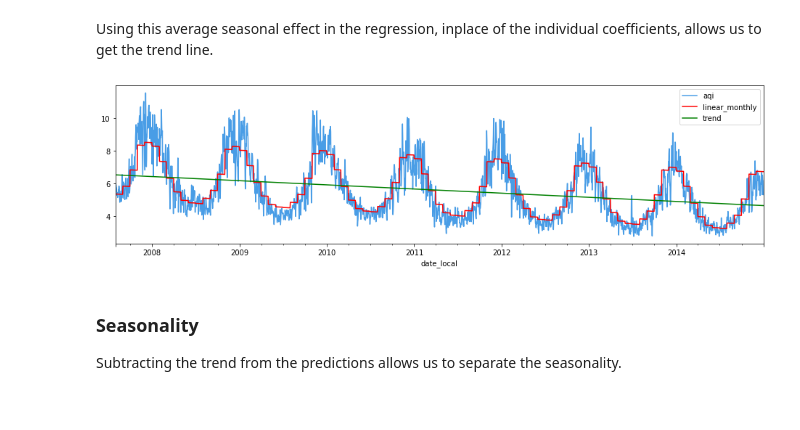
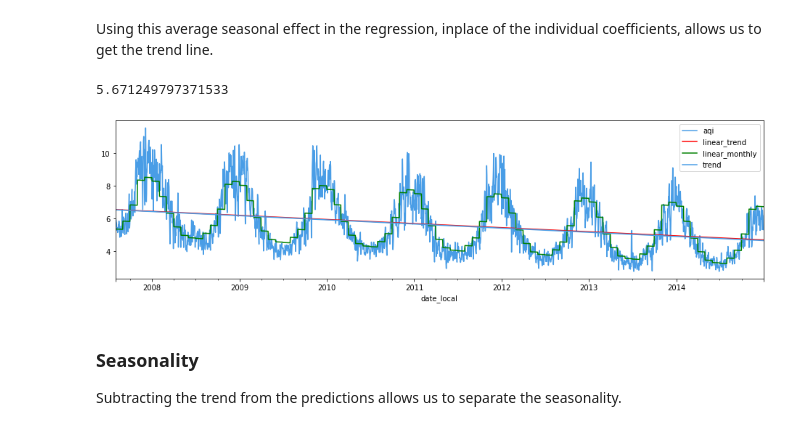
Before and after one commit to staeff/time-series, a Jupyter notebook: 02_seasonality_modeling.ipynb, the cells around one changed output. Cells and saved outputs as stored; diff of their text form; code cells hidden in the pictures.

```diff
--- a/02_seasonality_modeling.ipynb
+++ b/02_seasonality_modeling.ipynb
@@ -244,8 +213,8 @@ X_break
 
 We can use these features to make more informed predictions about the linear trend.
 # %%
-lm_break = LinearRegression().fit(X_break, y)
+# lm_break = LinearRegression().fit(X_break, y)
 
-air_df['linear_trend_break'] = lm_break.predict(X_break)
+# air_df['linear_trend_break'] = lm_break.predict(X_break)
 
-air_df[['aqi','linear_trend_break']].plot();
+# air_df[['aqi','linear_trend_break']].plot();
@@ -333,19 +300,23 @@ average_seasonal_effect
 0.8618775739603276
 # %% [markdown]
 Using this average seasonal effect in the regression, inplace of the individual coefficients, allows us to get the trend line.
+# %%
+lm_monthly['model'].intercept_
+# %% [output]
+5.671249797371533
 # %%
 (
     air_df
     .assign(trend = lambda df: lm_monthly['model'].coef_[-1]*df['time_point']
                                 + average_seasonal_effect
                                 + lm_monthly['model'].intercept_,
            )
-    [['aqi','linear_monthly', 'trend']]
+    [['aqi', 'linear_trend', 'linear_monthly', 'trend']]
     .loc[:'2014']
     .plot(color=['#499DE6','red', 'green'])
 );
 # %% [output]
-[figure, old version]
+[figure, new version]
 # %% [markdown]
 <a id='s'></a>
 ### Seasonality
```
Also changed, not shown: parts of 7 cells of this notebook, 1 other file.
